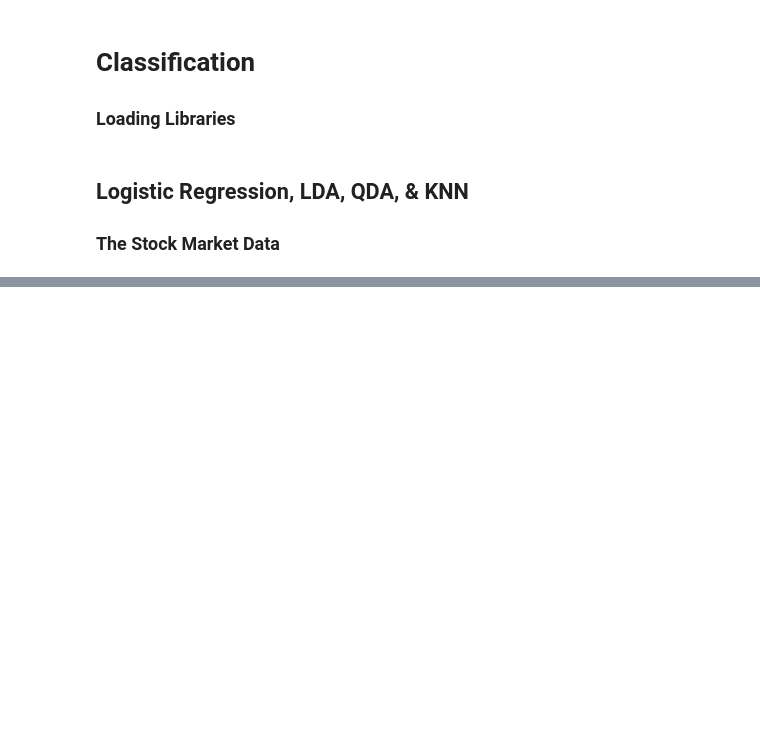
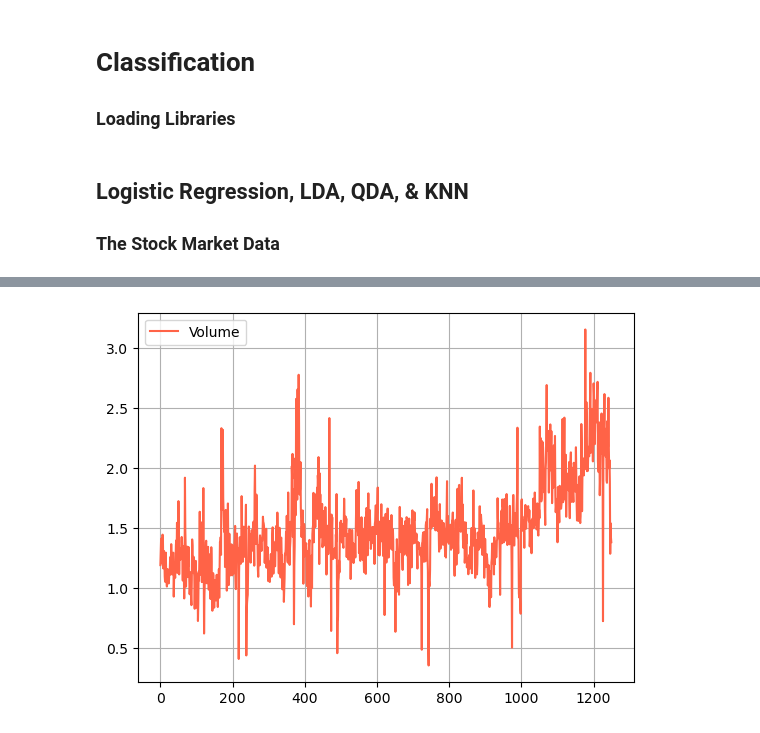
Before and after one commit to joakor89/An-Introduction-to-Statistical-Learning, a Jupyter notebook: chap_04/04_CLASS.ipynb, the cells around one changed output, grey strips where cells are left out. Saved outputs shown, nothing was run; the diff lists cells and outputs as text; code cells hidden in the pictures; blank space fills up the shorter version.

```diff
--- a/chap_04/04_CLASS.ipynb
+++ b/chap_04/04_CLASS.ipynb
@@ -36,3 +36,7 @@ summarize )
 ## Logistic Regression, LDA, QDA, & KNN
 
 ### The Stock Market Data
+# %%
+Smarket = load_data ('Smarket')
+
+Smarket
@@ -38,0 +90,6 @@ summarize )
+# %%
+Smarket2 = Smarket.copy()
+Smarket2["Direction"] = Smarket2["Direction"].map({"Down": 0, "Up": 1})
+
+corr = Smarket2.corr(numeric_only=True)
+print(corr)
@@ -38,0 +129,6 @@ summarize )
+# %%
+Smarket2.plot(y='Volume', color="tomato");
+plt.grid(True)
+plt.show()
+# %% [output]
+[figure, added]
```
Also changed, not shown: parts of 7 cells of this notebook.
